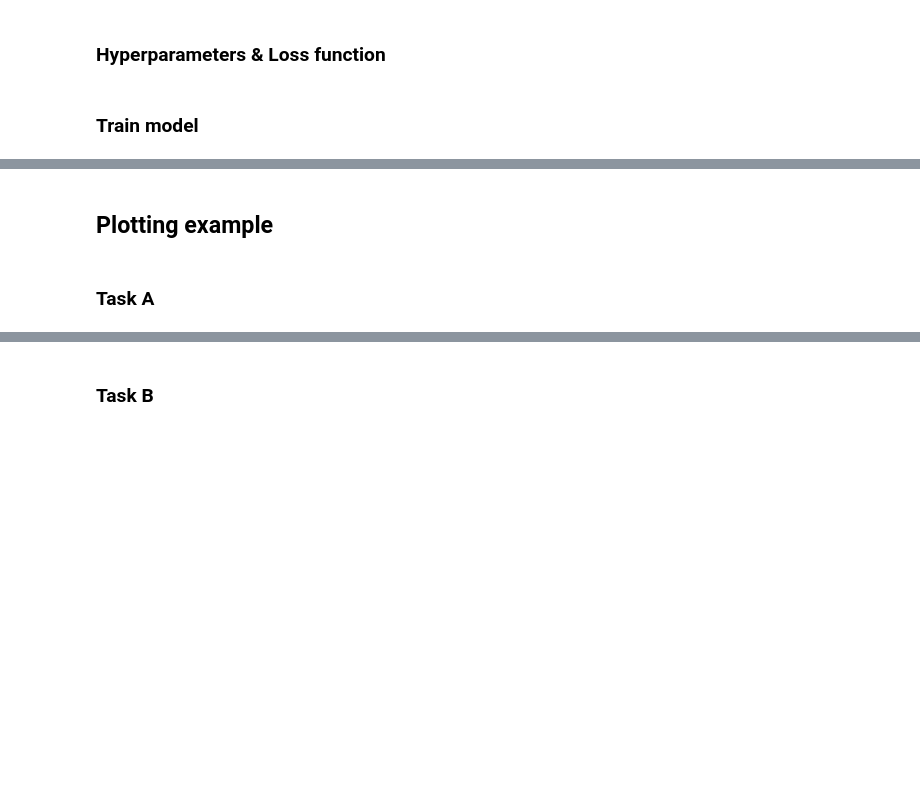
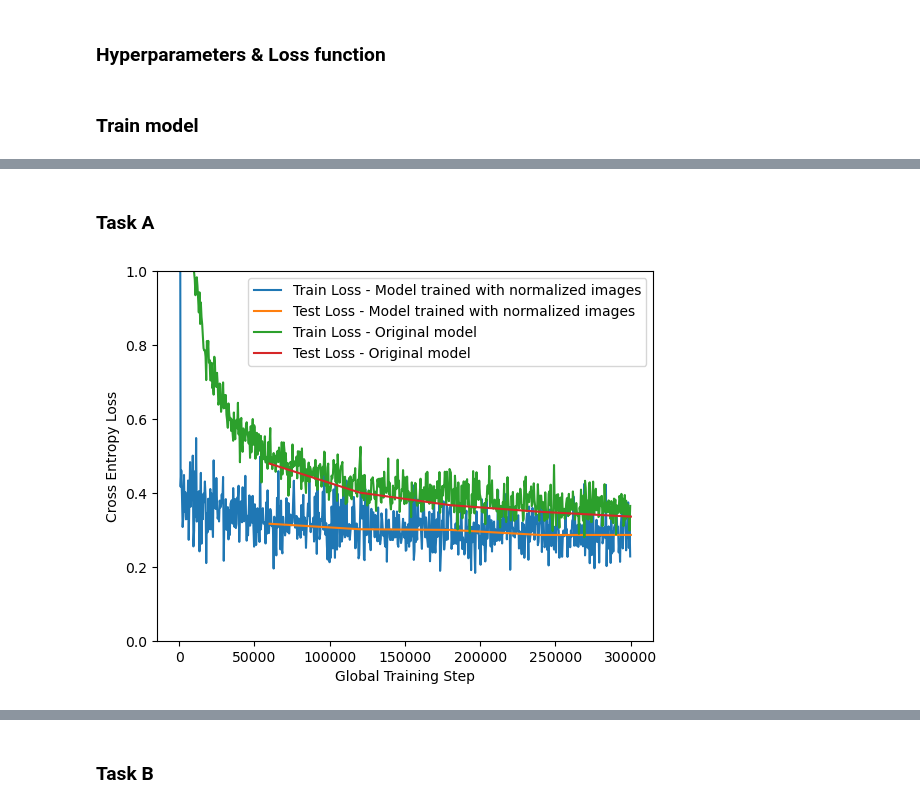
Before and after one commit to williamgt/TDT4195, a Jupyter notebook: TDT4195-StarterCode-2023/assignment 1/task4.ipynb, the cells around one changed output, grey strips where cells are left out. Cells and saved outputs as stored; diff of their text form; code cells hidden in the pictures; blank space fills up the shorter version.

```diff
--- a/TDT4195-StarterCode-2023/assignment 1/task4.ipynb
+++ b/TDT4195-StarterCode-2023/assignment 1/task4.ipynb
@@ -96,2 +105,0 @@ print(f"Final Test loss: {final_loss}. Final Test accuracy: {final_acc}")
-# %% [markdown]
-## Plotting example
@@ -150,2 +106,42 @@ print(f"Final Test loss: {final_loss}. Final Test accuracy: {final_acc}")
 # %% [markdown]
 ### Task A
+# %%
+#Normalizing
+image_transform = torchvision.transforms.Compose([
+    torchvision.transforms.ToTensor(),
+    #torchvision.transforms.Normalize(mean=(example_images.mean().item(),), std=(example_images.std().item(),)),
+    torchvision.transforms.Normalize(0.5, 0.5) #Normalize between [-1, 1]
+])
+dataloader_train_norm, dataloader_test_norm = dataloaders.load_dataset(batch_size, image_transform)
+
+#Training
+trainer = Trainer(
+  model=model,
+  dataloader_train=dataloader_train_norm,
+  dataloader_test=dataloader_test_norm,
+  batch_size=batch_size,
+  loss_function=loss_function,
+  optimizer=optimizer
+)
+train_loss_dict_norm, test_loss_dict_norm = trainer.train(num_epochs)
+# %%
+#Plot loss
+utils.plot_loss(train_loss_dict_norm, label="Train Loss - Model trained with normalized images")
+utils.plot_loss(test_loss_dict_norm, label="Test Loss - Model trained with normalized images")
+utils.plot_loss(train_loss_dict, label="Train Loss - Original model")
+utils.plot_loss(test_loss_dict, label="Test Loss - Original model")
+
+# Limit the y-axis of the plot (The range should not be increased!)
+plt.ylim([0, 1])
+plt.legend()
+plt.xlabel("Global Training Step")
+plt.ylabel("Cross Entropy Loss")
+plt.savefig("image_solutions/task_4a.png")
+
+plt.show()
+
+final_loss, final_acc = utils.compute_loss_and_accuracy(
+    dataloader_test_norm, model, loss_function)
+print(f"Final Test loss: {final_loss}. Final Test accuracy: {final_acc}")
+# %% [output]
+[figure, added]
```
Also changed, not shown: parts of 14 cells of this notebook, 4 other files.
